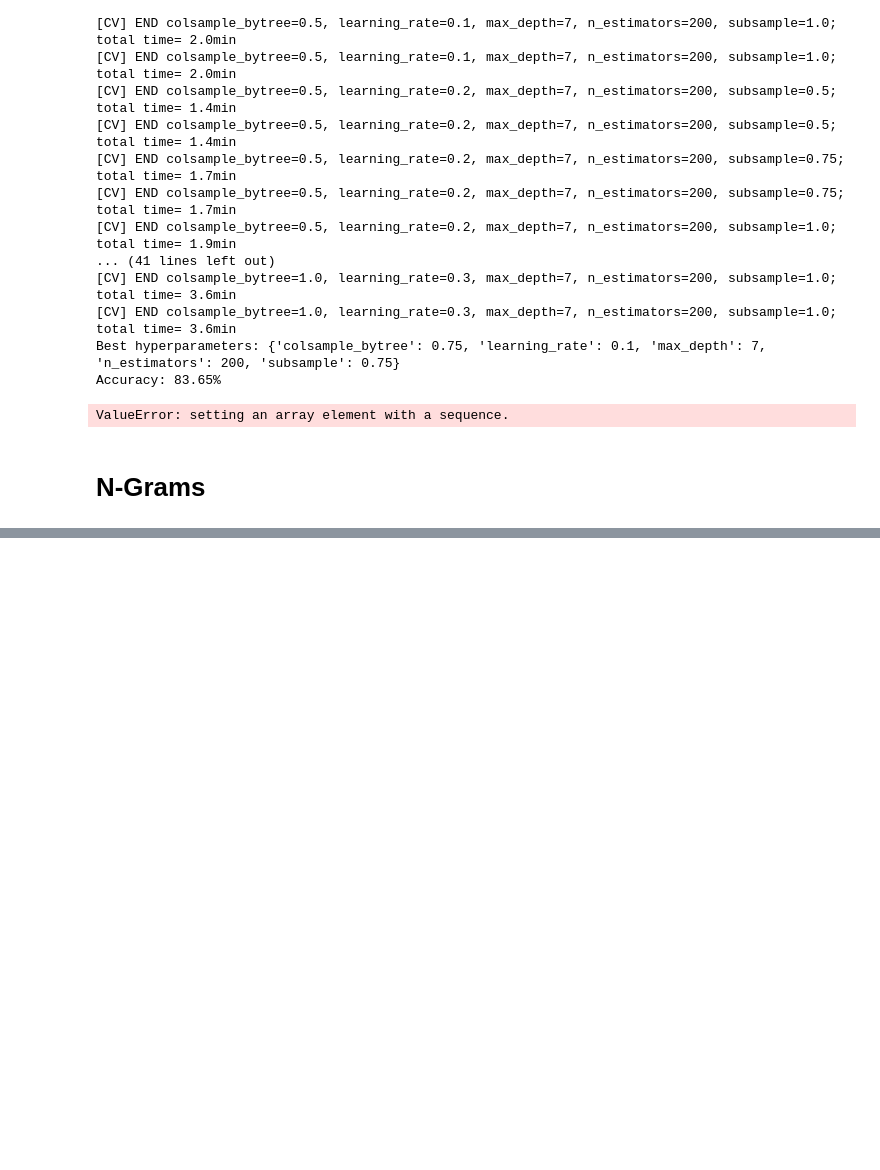
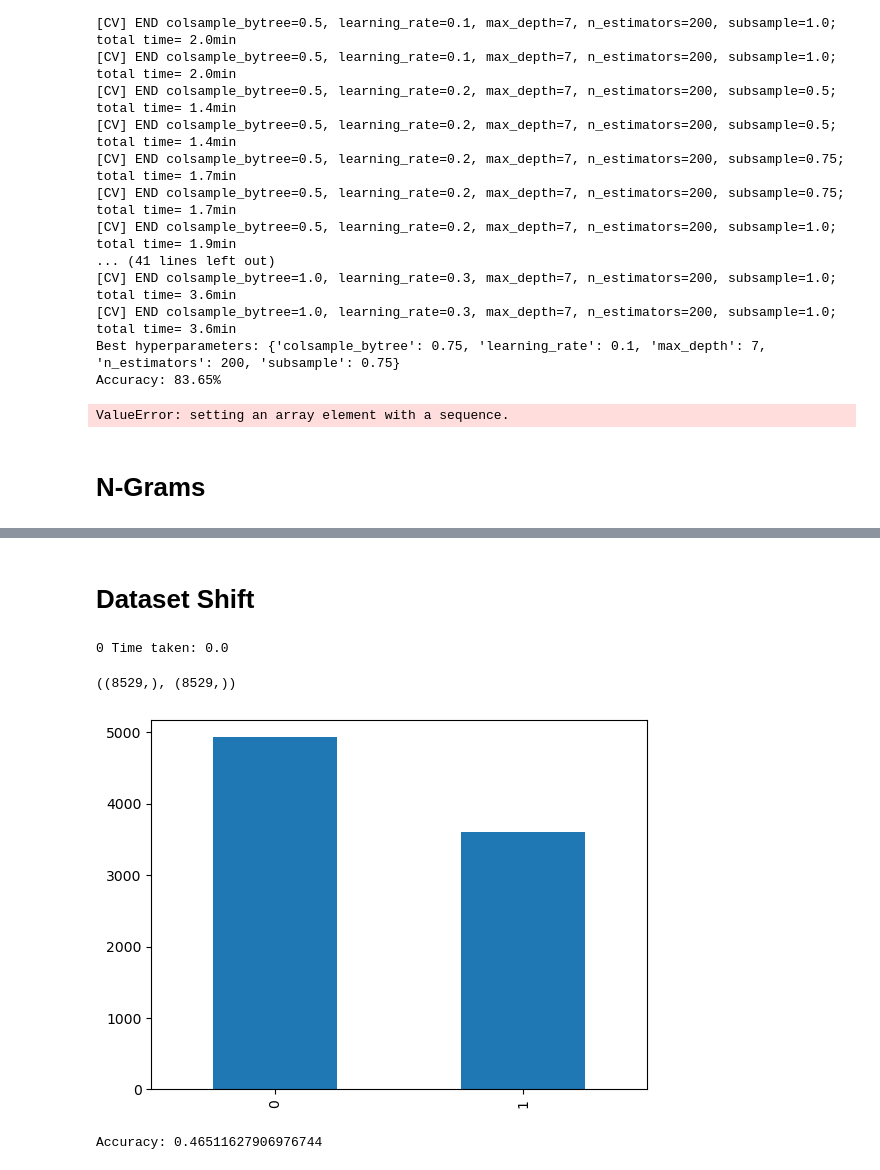
Before and after one commit to sevdari/ML_Project_CIS419, a Jupyter notebook: reviews_mtu_423.ipynb, the cells around one changed output, grey strips where cells are left out. Drawn from its saved outputs; the diff is of its cells as text; code cells hidden in the pictures; blank space fills up the shorter version.

```diff
--- a/reviews_mtu_423.ipynb
+++ b/reviews_mtu_423.ipynb
@@ -719,0 +718,57 @@ MemoryError: Unable to allocate 7.19 TiB for an array with shape (393917, 250897
+# %% [markdown]
+# Dataset Shift
+# %%
+movie_reviews = pd.read_csv("C:/Users/micha/Downloads/sentiment-analysis-on-movie-reviews/train.tsv/train.tsv", on_bad_lines='skip', sep = '\t')
+movie_reviews = movie_reviews.drop_duplicates(subset=['SentenceId'], keep='first')
+# %%
+#Parallelization
+X_movie = clean_data(movie_reviews['Phrase'])
+y_movie = movie_reviews['Sentiment'] + 1
+
+y_movie[y_movie<4] = 0 # negative class
+y_movie[y_movie>=4] = 1 # positive class
+
+y_movie.value_counts().plot(kind='bar')
+
+X_movie = np.array(X_movie)
+X_movie.shape, y_movie.shape
+# %% [output]
+0 Time taken: 0.0
+((8529,), (8529,))
+[figure, added]
+# %%
+X_movie = tf_idf.transform(X_movie)
+
+# Split dataset into training and testing sets
+X_train, X_test, y_train, y_test = train_test_split(X_movie, y_movie, train_size = .7, test_size=0.01, random_state=42)
+
+# Calculate frequency of each class in the training set
+class_freq = np.unique(y_train, return_counts=True)
+
+# Split testing set into two parts, one for each class
+pos_idx = np.where(y_test == 1)[0]
+neg_idx = np.where(y_test == 0)[0]
+
+pos_test_set = X_test[pos_idx]
+neg_test_set = X_test[neg_idx]
+
+pos_test_set = pos_test_set.toarray()
+neg_test_set = neg_test_set.toarray()
+
+# Combine the two testing sets to create a balanced testing set
+min_len = min(pos_test_set.shape[0], neg_test_set.shape[0])
+
+balanced_X_test = np.concatenate((pos_test_set[:min_len], neg_test_set[:min_len]))
+balanced_y_test = np.concatenate((np.ones(min_len), np.zeros(min_len)))
+
+# Shuffle the examples in the balanced testing set
+shuffle_idx = np.random.permutation(len(balanced_y_test))
+balanced_X_test = balanced_X_test[shuffle_idx]
+balanced_y_test = balanced_y_test[shuffle_idx]
+
+
+y_pred = best_xgb.predict(X_test)
+accuracy = accuracy_score(y_test, y_pred)
+print("Accuracy:", accuracy)
+# %% [output]
+Accuracy: 0.46511627906976744
```
Also changed, not shown: parts of 1 cell of this notebook.
